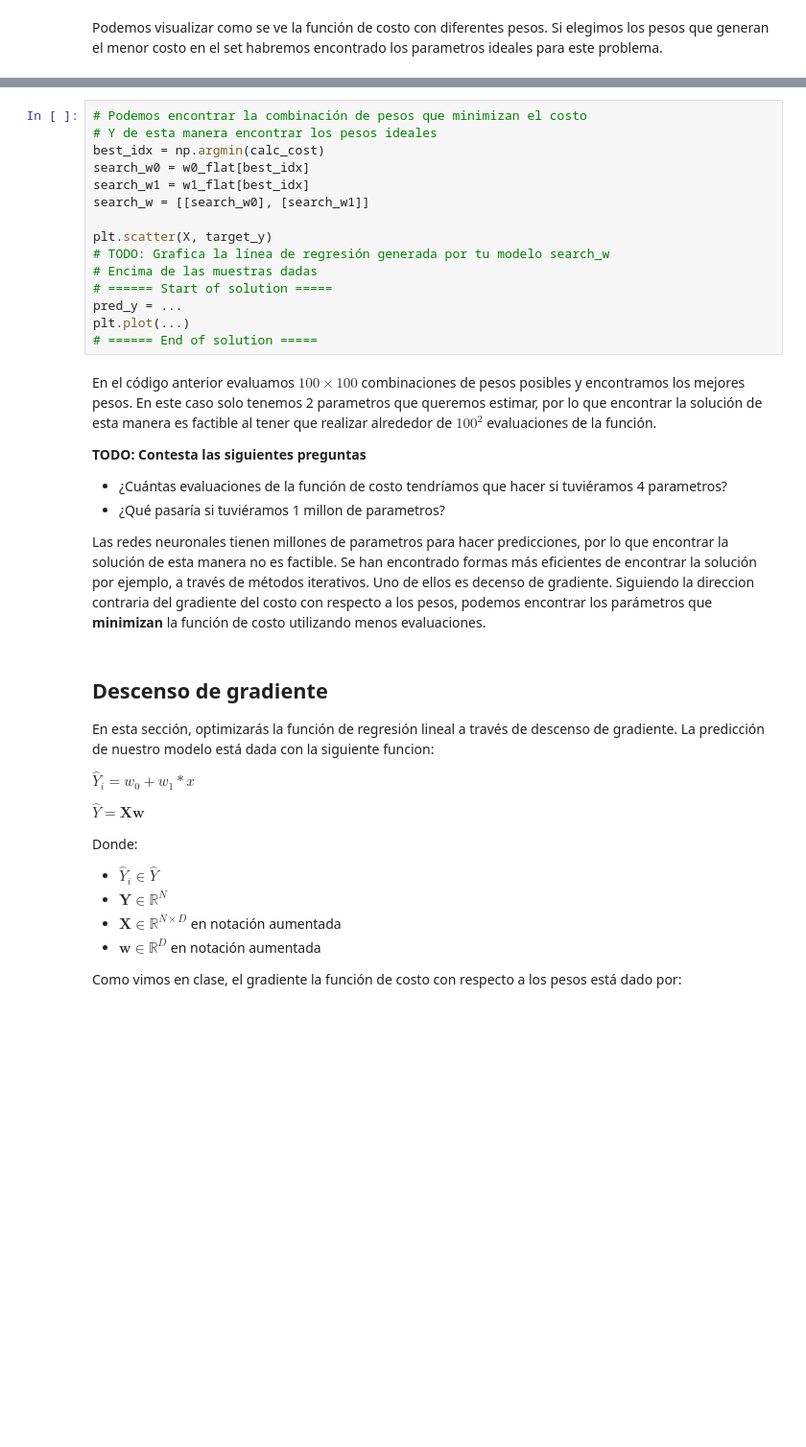
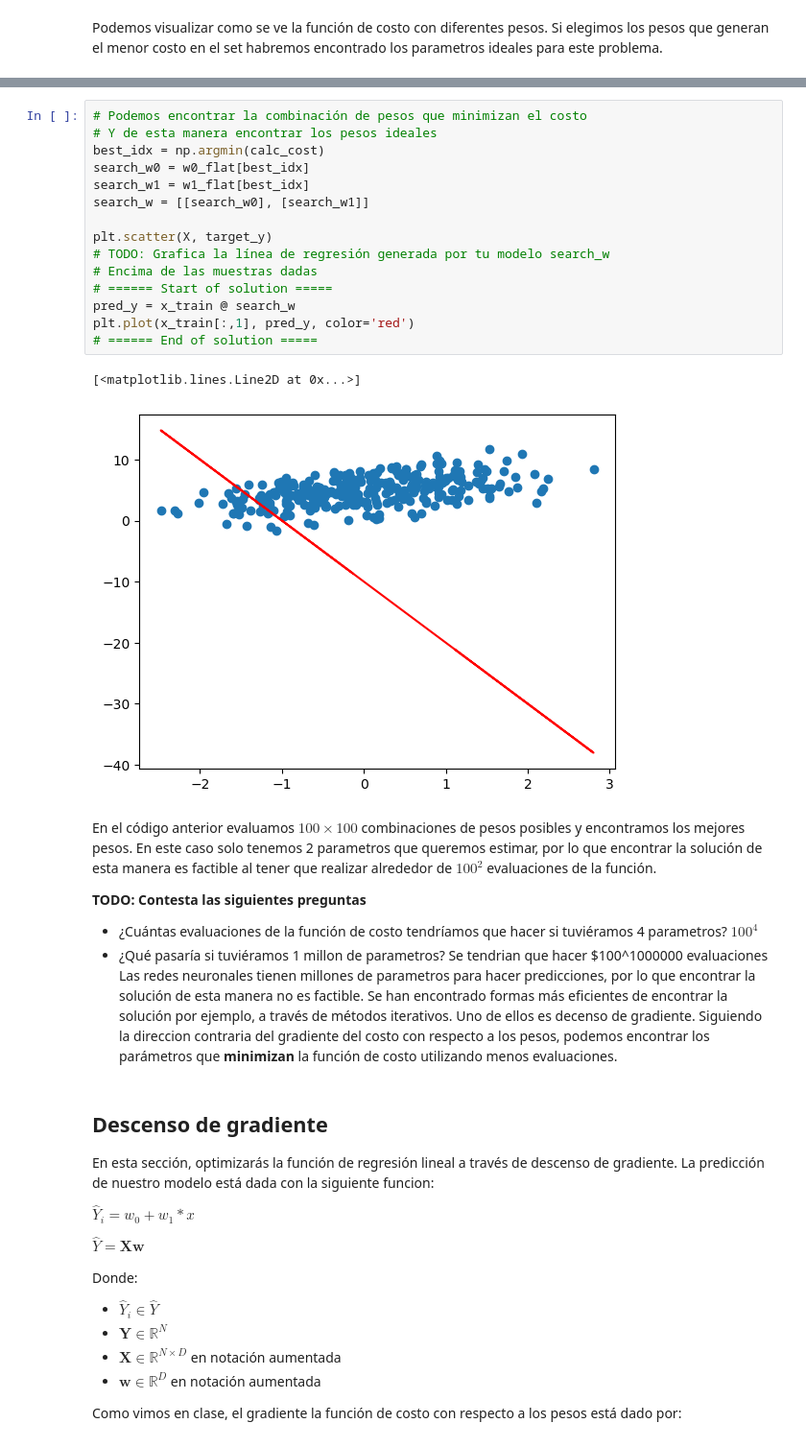
Before and after one commit to JessicaBorja/ML23, a Jupyter notebook: ml23/ejercicio_1_LinearReg/gradient_descent.ipynb, the cells around one changed output, grey strips where cells are left out. Shown at 96% size. Drawn from its saved outputs; the diff is of its cells as text; blank space fills up the shorter version.

```diff
--- a/ml23/ejercicio_1_LinearReg/gradient_descent.ipynb
+++ b/ml23/ejercicio_1_LinearReg/gradient_descent.ipynb
@@ -120,25 +133,29 @@ plt.show()
 # %%
 # Podemos encontrar la combinación de pesos que minimizan el costo
 # Y de esta manera encontrar los pesos ideales
 best_idx = np.argmin(calc_cost)
 search_w0 = w0_flat[best_idx]
 search_w1 = w1_flat[best_idx]
 search_w = [[search_w0], [search_w1]]
 
 plt.scatter(X, target_y)
 # TODO: Grafica la línea de regresión generada por tu modelo search_w
 # Encima de las muestras dadas
 # ====== Start of solution =====
-pred_y = ...
-plt.plot(...)
+pred_y = x_train @ search_w
+plt.plot(x_train[:,1], pred_y, color='red')
 # ====== End of solution =====
+# %% [output]
+[<matplotlib.lines.Line2D at 0x...>]
+[figure, added]
 # %% [markdown]
 En el código anterior evaluamos $100 \times 100$ combinaciones de pesos posibles y encontramos los mejores pesos. En este caso solo tenemos 2 parametros que queremos estimar, por lo que encontrar la solución de esta manera es factible al tener que realizar alrededor de $100^2$ evaluaciones de la función.
 
 <b>TODO: Contesta las siguientes preguntas</b>
 - ¿Cuántas evaluaciones de la función de costo tendríamos que hacer si tuviéramos 4 parametros?
+$100^4$
 - ¿Qué pasaría si tuviéramos 1 millon de parametros?
-
+Se tendrian que hacer $100^1000000 evaluaciones
 Las redes neuronales tienen millones de parametros para hacer predicciones, por lo que encontrar la solución de esta manera no es factible. Se han encontrado formas más eficientes de encontrar la solución por ejemplo, a través de métodos iterativos. Uno de ellos es decenso de gradiente. Siguiendo la direccion contraria del gradiente del costo con respecto a los pesos, podemos encontrar los parámetros que <b>minimizan</b> la función de costo utilizando menos evaluaciones.
 # %% [markdown]
 ## Descenso de gradiente
```
Also changed, not shown: parts of 6 cells of this notebook.
